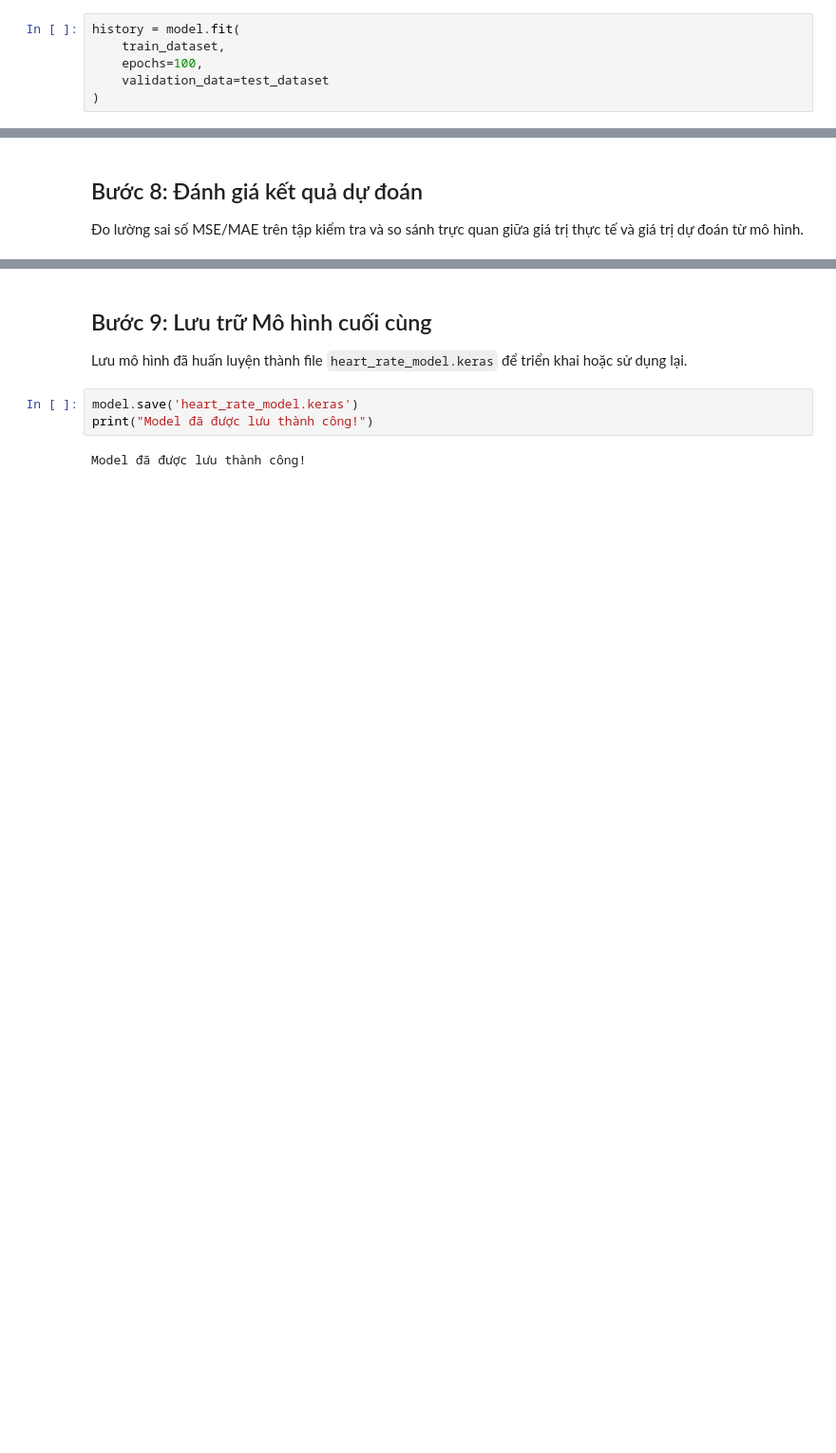
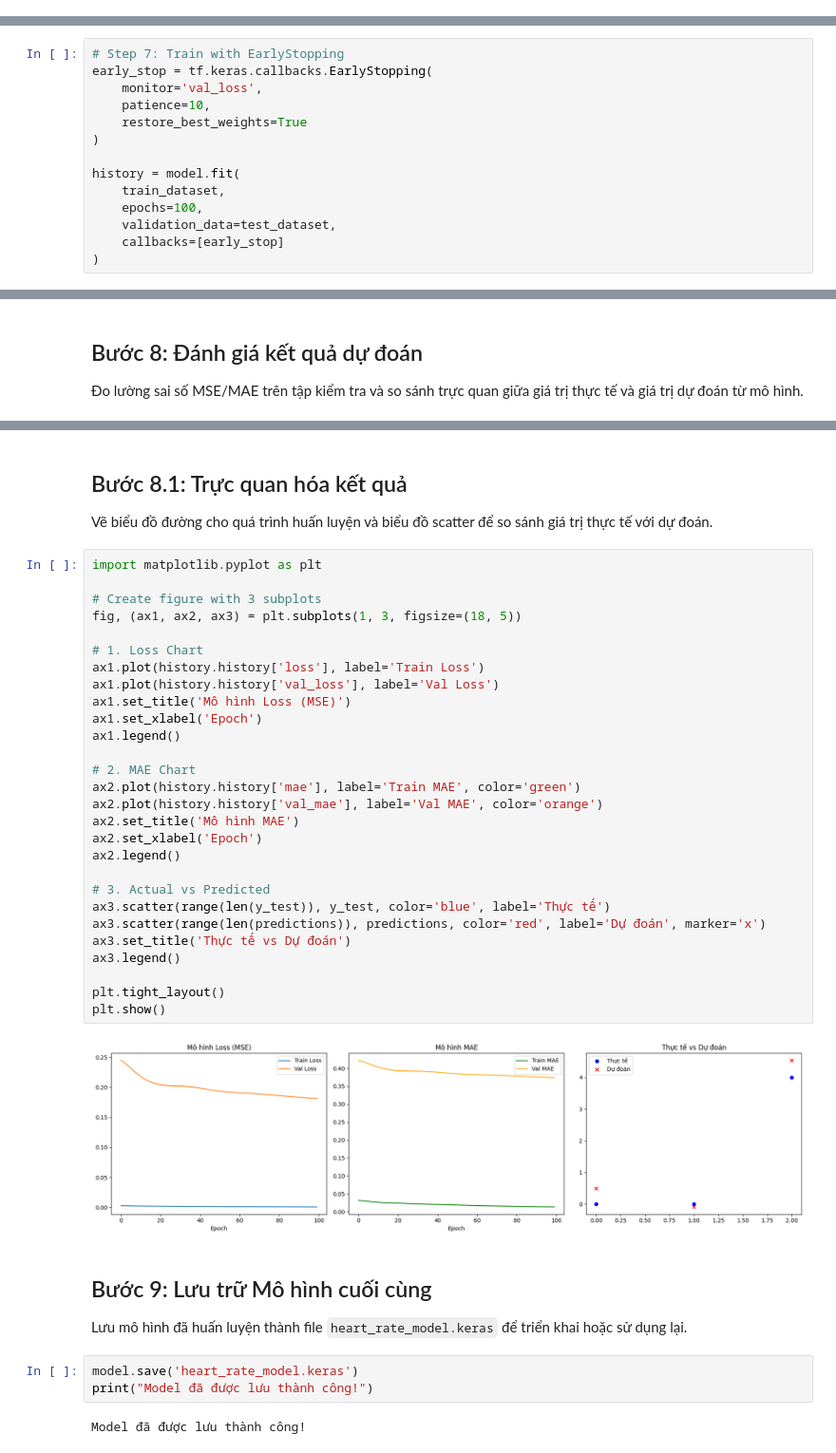
Before and after one commit to HoaiNam2k5/Deep_Learning_Practice, a Jupyter notebook: Lab02_Heart_Rate_Prediction_with_TensorFlow.ipynb, the cells around one changed output, grey strips where cells are left out. Shown at 95% size. Drawn from its saved outputs; the diff is of its cells as text; blank space fills up the shorter version.

```diff
--- a/Lab02_Heart_Rate_Prediction_with_TensorFlow.ipynb
+++ b/Lab02_Heart_Rate_Prediction_with_TensorFlow.ipynb
@@ -138,9 +144,3 @@ Model: "sequential"
 # %% [markdown]
 ## Bước 7: Huấn luyện Mô hình
 Tiến hành huấn luyện mô hình với 100 epochs dựa trên tập dữ liệu đã chuẩn bị.
-# %%
-history = model.fit(
-    train_dataset,
-    epochs=100,
-    validation_data=test_dataset
-)
@@ -164,0 +147,14 @@ Epoch 100/100
+# %%
+# Step 7: Train with EarlyStopping
+early_stop = tf.keras.callbacks.EarlyStopping(
+    monitor='val_loss',
+    patience=10,
+    restore_best_weights=True
+)
+
+history = model.fit(
+    train_dataset,
+    epochs=100,
+    validation_data=test_dataset,
+    callbacks=[early_stop]
+)
@@ -185,3 +204,36 @@ Thực tế: 4, Dự đoán: 4.69
+# %% [markdown]
+## Bước 8.1: Trực quan hóa kết quả
+Vẽ biểu đồ đường cho quá trình huấn luyện và biểu đồ scatter để so sánh giá trị thực tế với dự đoán.
+# %%
+import matplotlib.pyplot as plt
+
+# Create figure with 3 subplots
+fig, (ax1, ax2, ax3) = plt.subplots(1, 3, figsize=(18, 5))
+
+# 1. Loss Chart
+ax1.plot(history.history['loss'], label='Train Loss')
+ax1.plot(history.history['val_loss'], label='Val Loss')
+ax1.set_title('Mô hình Loss (MSE)')
+ax1.set_xlabel('Epoch')
+ax1.legend()
+
+# 2. MAE Chart
+ax2.plot(history.history['mae'], label='Train MAE', color='green')
+ax2.plot(history.history['val_mae'], label='Val MAE', color='orange')
+ax2.set_title('Mô hình MAE')
+ax2.set_xlabel('Epoch')
+ax2.legend()
+
+# 3. Actual vs Predicted
+ax3.scatter(range(len(y_test)), y_test, color='blue', label='Thực tế')
+ax3.scatter(range(len(predictions)), predictions, color='red', label='Dự đoán', marker='x')
+ax3.set_title('Thực tế vs Dự đoán')
+ax3.legend()
+
+plt.tight_layout()
+plt.show()
+# %% [output]
+[figure, added]
 # %% [markdown]
 ## Bước 9: Lưu trữ Mô hình cuối cùng
 Lưu mô hình đã huấn luyện thành file `heart_rate_model.keras` để triển khai hoặc sử dụng lại.
```
Also changed, not shown: parts of 6 cells of this notebook.
